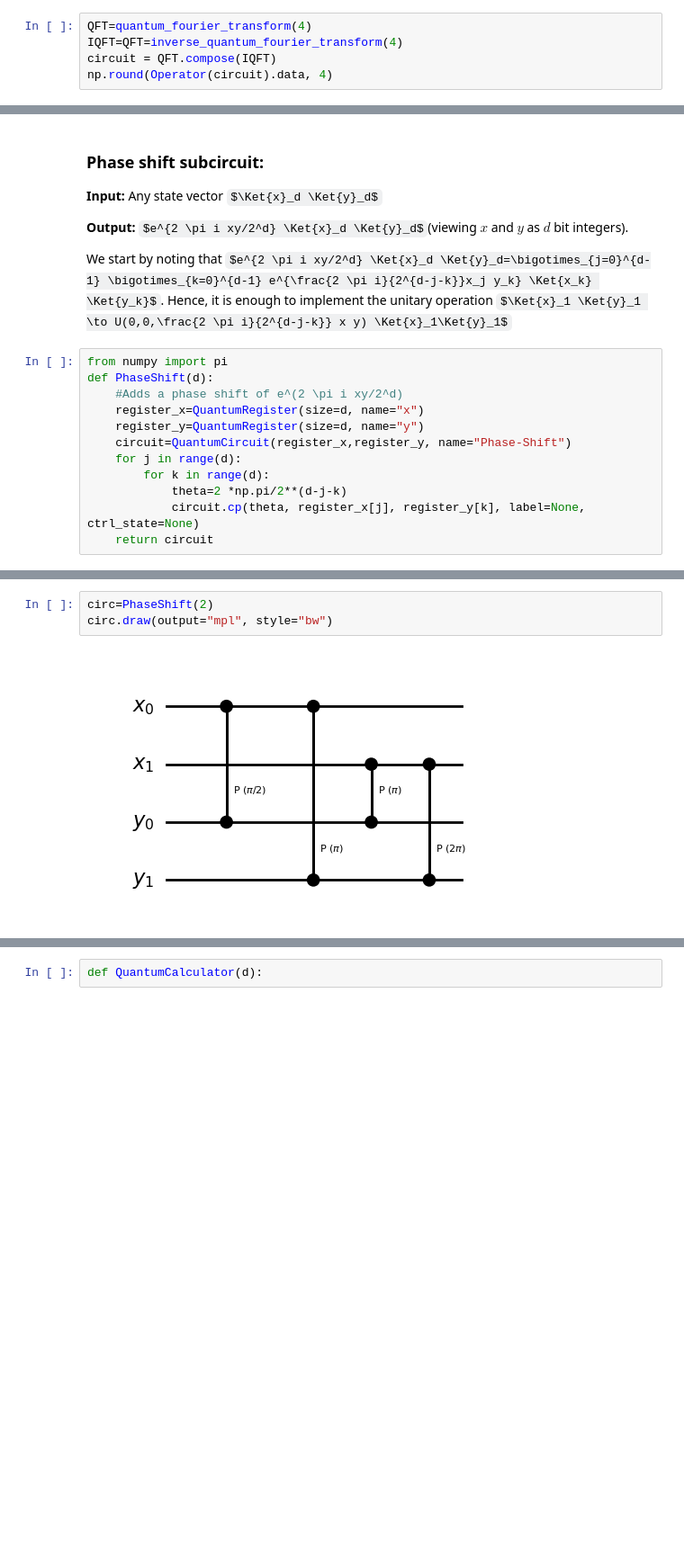
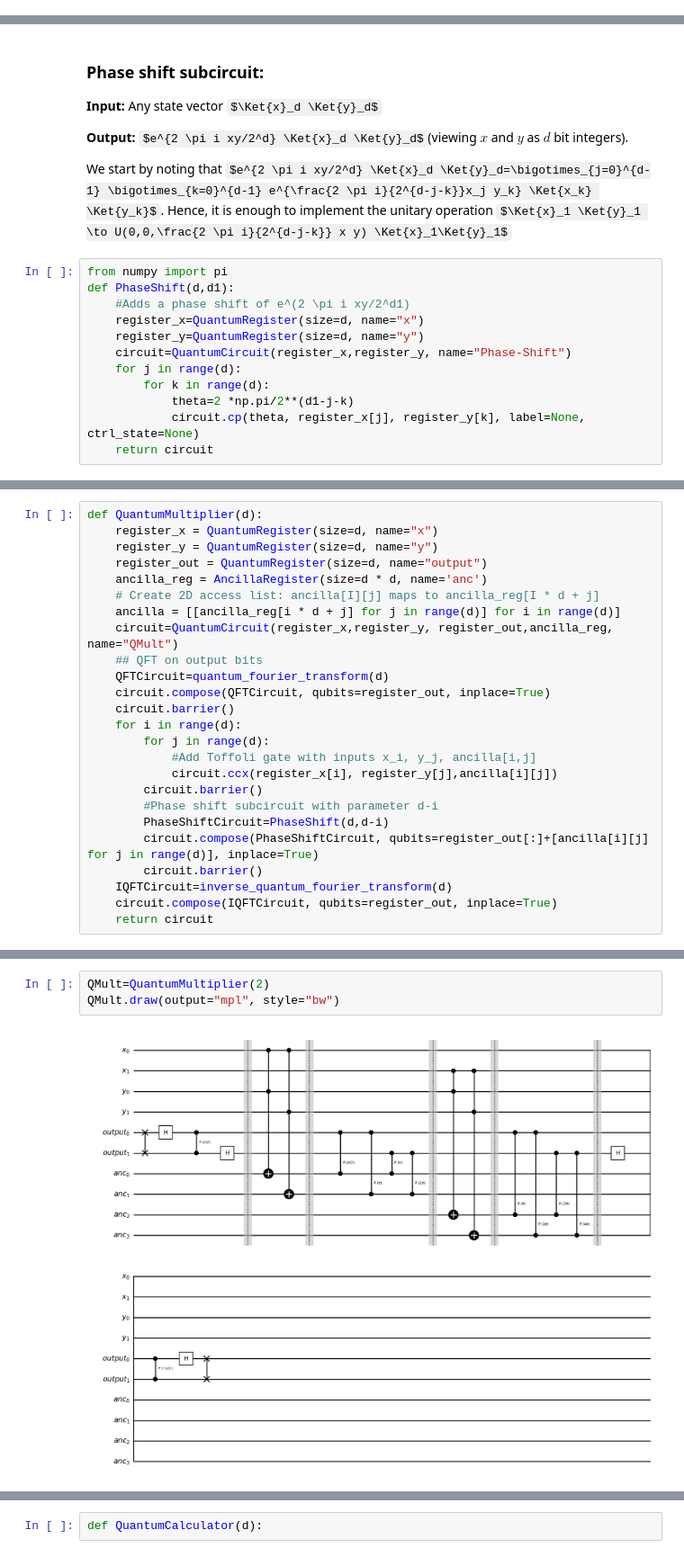
Before and after one commit to adarsh-srinivasan/Quantum-Calculator, a Jupyter notebook: Project-Quantum-Calculator.ipynb, the cells around one changed output, grey strips where cells are left out. Shown at 90% size. Cells and saved outputs as stored; diff of their text form; some formulas as TeX source; blank space fills up the shorter version.

```diff
--- a/Project-Quantum-Calculator.ipynb
+++ b/Project-Quantum-Calculator.ipynb
@@ -74,8 +26,3 @@ def inverse_quantum_fourier_transform(n):
         inverse_QFT_circuit.swap(q, p)
 
     return inverse_QFT_circuit
-# %%
-QFT=quantum_fourier_transform(4)
-IQFT=QFT=inverse_quantum_fourier_transform(4)
-circuit = QFT.compose(IQFT)
-np.round(Operator(circuit).data, 4)
@@ -121,13 +50,13 @@ Now, we design the Quantum Adder using qiskit's CP gate implementation. In the f
 We start by noting that  $e^{2 \pi i xy/2^d} \Ket{x}_d \Ket{y}_d=\bigotimes_{j=0}^{d-1} \bigotimes_{k=0}^{d-1} e^{\frac{2 \pi i}{2^{d-j-k}}x_j y_k} \Ket{x_k} \Ket{y_k}$. Hence, it is enough to implement the unitary operation $\Ket{x}_1 \Ket{y}_1 \to U(0,0,\frac{2 \pi i}{2^{d-j-k}} x y) \Ket{x}_1\Ket{y}_1$
 # %%
 from numpy import pi
-def PhaseShift(d):
-    #Adds a phase shift of e^(2 \pi i xy/2^d)
+def PhaseShift(d,d1):
+    #Adds a phase shift of e^(2 \pi i xy/2^d1)
     register_x=QuantumRegister(size=d, name="x")
     register_y=QuantumRegister(size=d, name="y")
     circuit=QuantumCircuit(register_x,register_y, name="Phase-Shift")
     for j in range(d):
         for k in range(d):
-            theta=2 *np.pi/2**(d-j-k)
+            theta=2 *np.pi/2**(d1-j-k)
             circuit.cp(theta, register_x[j], register_y[k], label=None, ctrl_state=None)
     return circuit
@@ -133,0 +168,25 @@ def PhaseShift(d):
+# %%
+def QuantumMultiplier(d):
+    register_x = QuantumRegister(size=d, name="x")
+    register_y = QuantumRegister(size=d, name="y")
+    register_out = QuantumRegister(size=d, name="output")
+    ancilla_reg = AncillaRegister(size=d * d, name='anc')
+    # Create 2D access list: ancilla[I][j] maps to ancilla_reg[I * d + j]
+    ancilla = [[ancilla_reg[i * d + j] for j in range(d)] for i in range(d)]
+    circuit=QuantumCircuit(register_x,register_y, register_out,ancilla_reg, name="QMult")
+    ## QFT on output bits
+    QFTCircuit=quantum_fourier_transform(d)
+    circuit.compose(QFTCircuit, qubits=register_out, inplace=True)
+    circuit.barrier()
+    for i in range(d):
+        for j in range(d):
+            #Add Toffoli gate with inputs x_i, y_j, ancilla[i,j]
+            circuit.ccx(register_x[i], register_y[j],ancilla[i][j])
+        circuit.barrier()
+        #Phase shift subcircuit with parameter d-i
+        PhaseShiftCircuit=PhaseShift(d,d-i)
+        circuit.compose(PhaseShiftCircuit, qubits=register_out[:]+[ancilla[i][j] for j in range(d)], inplace=True)
+        circuit.barrier()
+    IQFTCircuit=inverse_quantum_fourier_transform(d)
+    circuit.compose(IQFTCircuit, qubits=register_out, inplace=True)
+    return circuit
@@ -134,5 +197,5 @@ def PhaseShift(d):
 # %%
-circ=PhaseShift(2)
-circ.draw(output="mpl", style="bw")
+QMult=QuantumMultiplier(2)
+QMult.draw(output="mpl", style="bw")
 # %% [output]
-[figure, old version]
+[figure, new version]
```
Also changed, not shown: parts of 31 cells of this notebook.
